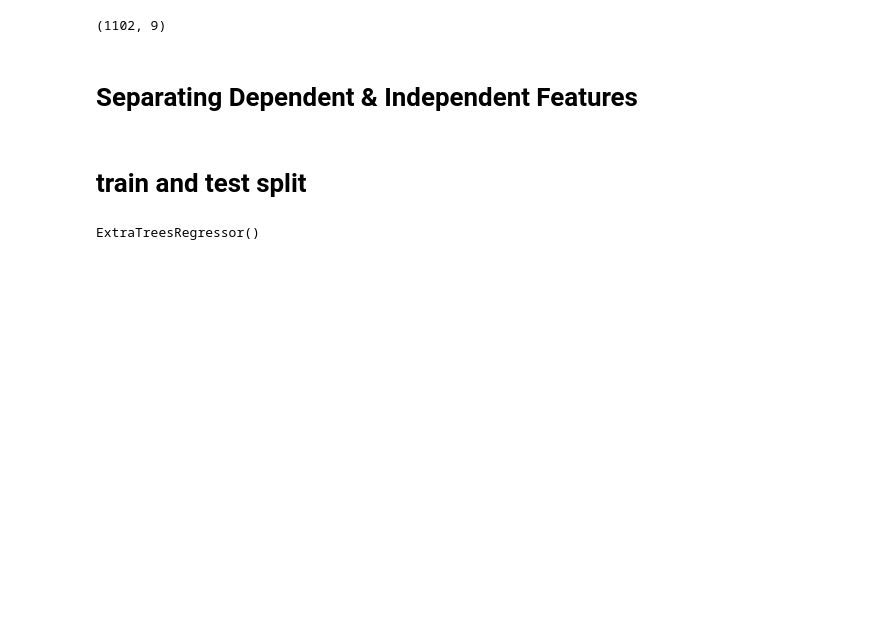
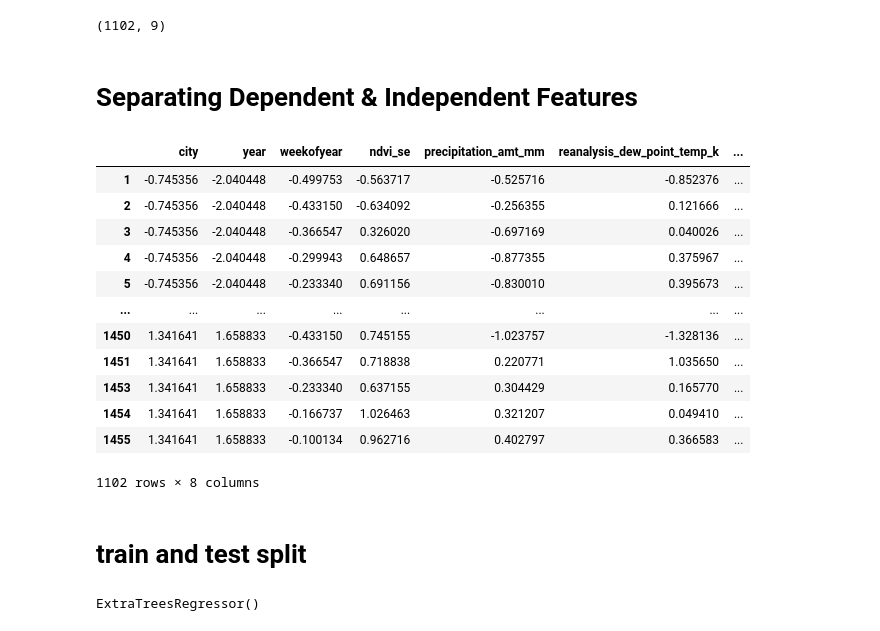
Before and after one commit to Tusharyadav147/Dengue_Cases_Prediction, a Jupyter notebook: Model Building JupyterNotebook/dengue_model.ipynb, the cells around one changed output. Saved outputs shown, nothing was run; the diff lists cells and outputs as text; code cells hidden in the pictures; blank space fills up the shorter version.

```diff
--- a/dengue_model.ipynb
+++ b/Model Building JupyterNotebook/dengue_model.ipynb
@@ -208,6 +237,22 @@ df_new.shape
 # Separating Dependent & Independent Features
 # %%
 x = df_new.drop(columns = ["total_cases"])
+# %%
+x
+# %% [output]
+|  | city | year | weekofyear | ndvi_se | precipitation_amt_mm | reanalysis_dew_point_temp_k | ... |
+| 1 | -0.745356 | -2.040448 | -0.499753 | -0.563717 | -0.525716 | -0.852376 | ... |
+| 2 | -0.745356 | -2.040448 | -0.433150 | -0.634092 | -0.256355 | 0.121666 | ... |
+| 3 | -0.745356 | -2.040448 | -0.366547 | 0.326020 | -0.697169 | 0.040026 | ... |
+| 4 | -0.745356 | -2.040448 | -0.299943 | 0.648657 | -0.877355 | 0.375967 | ... |
+| 5 | -0.745356 | -2.040448 | -0.233340 | 0.691156 | -0.830010 | 0.395673 | ... |
+| ... | ... | ... | ... | ... | ... | ... | ... |
+| 1450 | 1.341641 | 1.658833 | -0.433150 | 0.745155 | -1.023757 | -1.328136 | ... |
+| 1451 | 1.341641 | 1.658833 | -0.366547 | 0.718838 | 0.220771 | 1.035650 | ... |
+| 1453 | 1.341641 | 1.658833 | -0.233340 | 0.637155 | 0.304429 | 0.165770 | ... |
+| 1454 | 1.341641 | 1.658833 | -0.166737 | 1.026463 | 0.321207 | 0.049410 | ... |
+| 1455 | 1.341641 | 1.658833 | -0.100134 | 0.962716 | 0.402797 | 0.366583 | ... |
+1102 rows × 8 columns
 # %%
 y = df_new["total_cases"]
 # %% [markdown]
```
Also changed, not shown: parts of 22 cells of this notebook, 19 other files.
